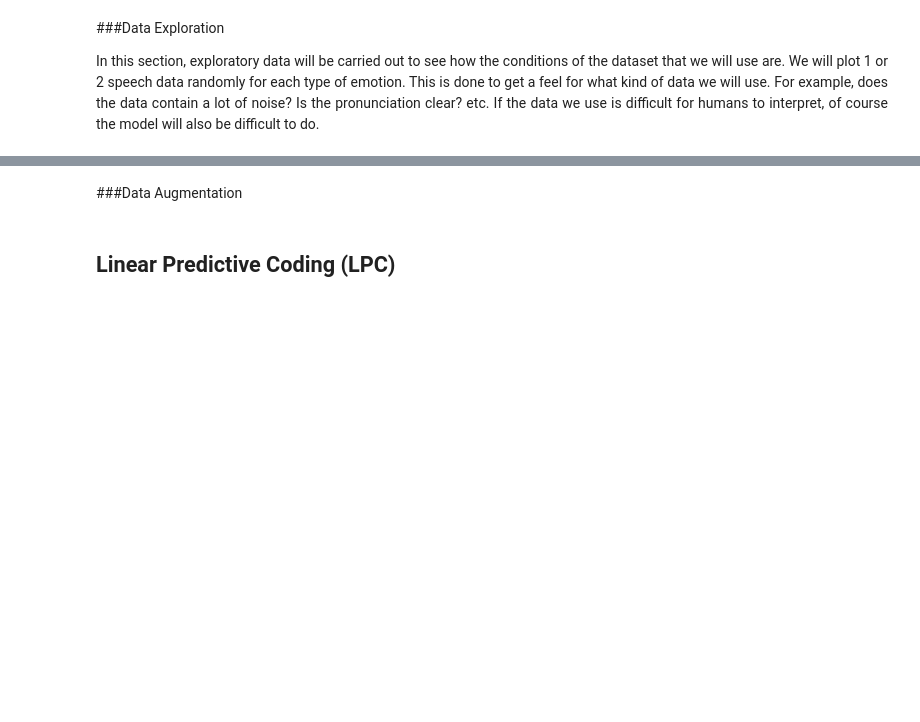
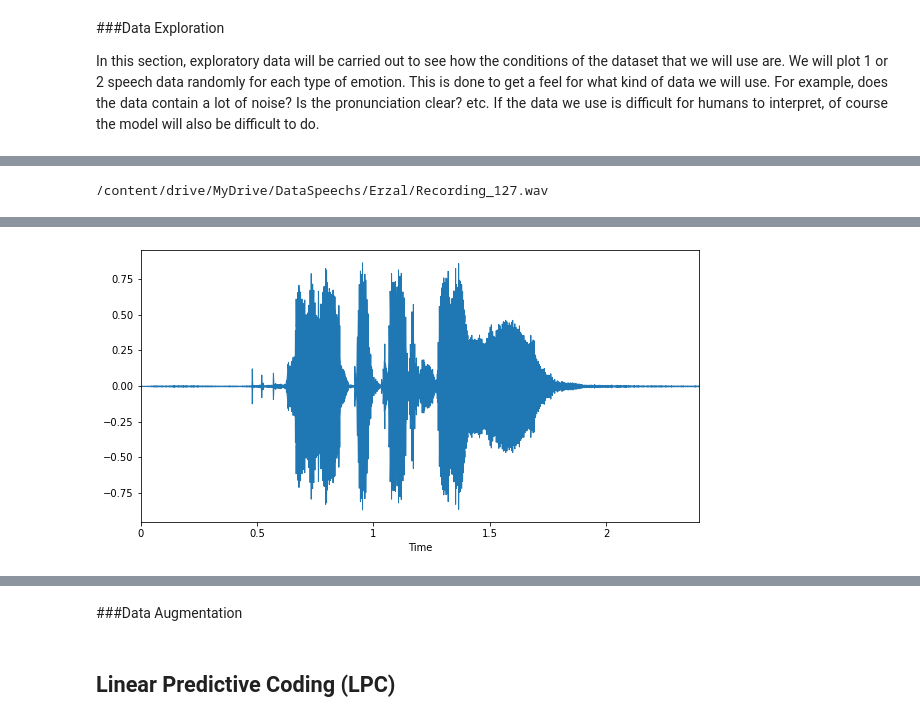
Before and after one commit to darwinOne/Speech-Emotion-Recognition-SER-, a Jupyter notebook: SER.ipynb, the cells around one changed output, grey strips where cells are left out. Saved outputs shown, nothing was run; the diff lists cells and outputs as text; code cells hidden in the pictures; blank space fills up the shorter version.

```diff
--- a/SER.ipynb
+++ b/SER.ipynb
@@ -190,0 +191,12 @@ print(npath_dtsets)
+# %%
+# This sample is for Disappointed emotion
+fname = dtsets_df._get_value(102, 'path')
+print(fname)
+data, sampling_rate = librosa.load(fname)
+plt.figure(figsize=(10, 5))
+librosa.display.waveplot(data, sr=sampling_rate)
+
+# Lets play the audio
+ipd.Audio(fname)
+# %% [output]
+/content/drive/MyDrive/DataSpeechs/Erzal/Recording_127.wav
@@ -190,0 +204 @@ print(npath_dtsets)
+[figure, added]
```
Also changed, not shown: parts of 10 cells of this notebook.
